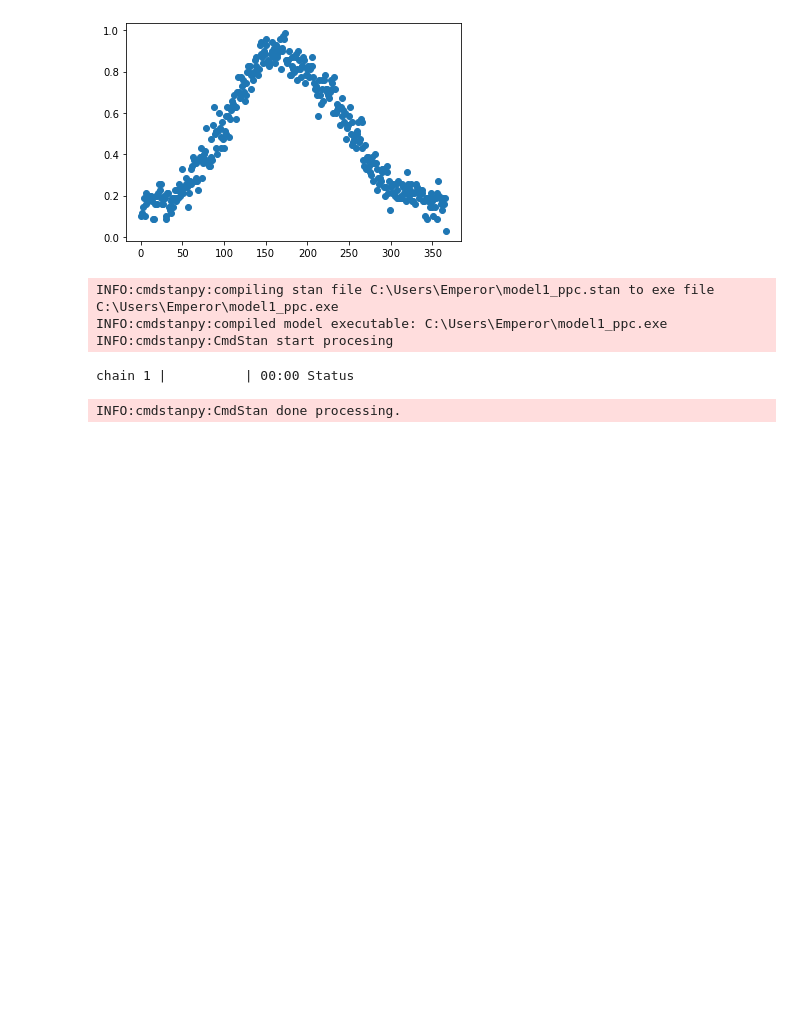
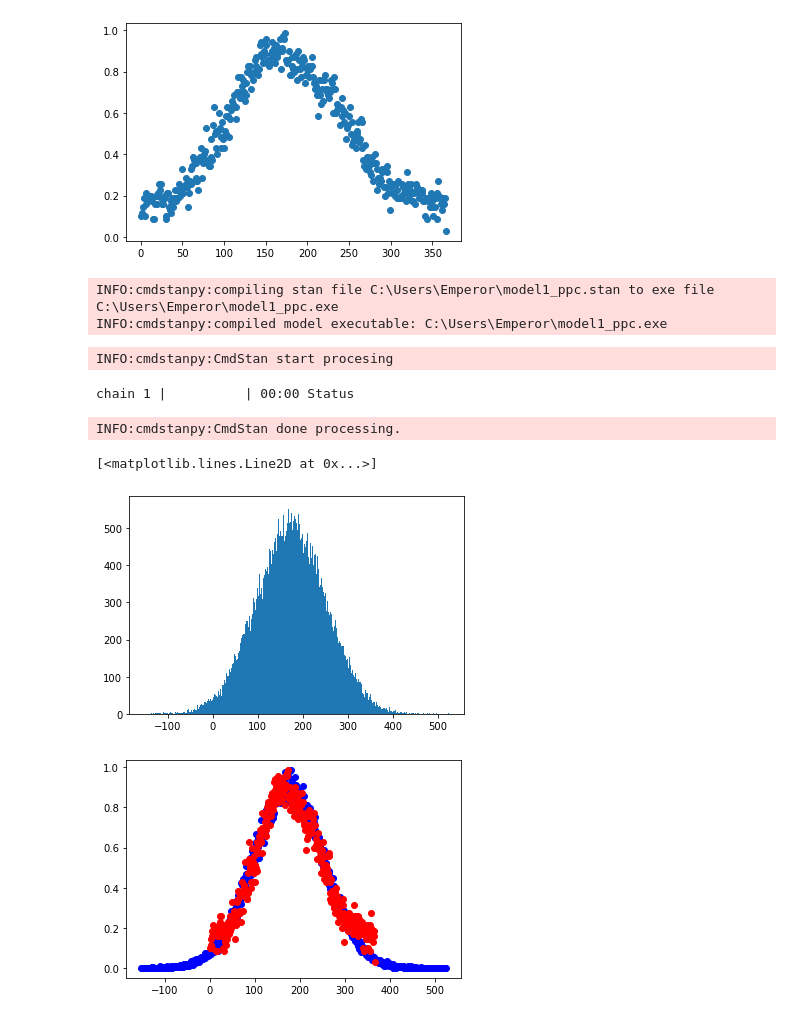
Before and after one commit to mck1303/DA_Project, a Jupyter notebook: DA.ipynb, the cells around one changed output. Saved outputs shown, nothing was run; the diff lists cells and outputs as text; code cells hidden in the pictures; blank space fills up the shorter version.

```diff
--- a/DA.ipynb
+++ b/DA.ipynb
@@ -11,7 +11,7 @@ w=pd.read_csv("1950-2020_all_tornadoes.csv")
 
 
 x=np.linspace(1,366,366)
-days=np.zeros([366,1])
+torn=np.zeros([366,1])
 
 year={}
 year['1']=0
@@ -34,8 +34,8 @@ for i in range(len(w['mo'])):
     ww=day+mm
     if str(w['mo'][i])=='2'and str(w['dy'][i])=='29' or w['yr'][i]%4==0 and str(w['mo'][i])!='1' and str(w['mo'][i])!='2':
         ww=ww+1
-    days[ww-1]=days[ww-1]+1
-plt.plot(x,days,'o')
+    torn[ww-1]=torn[ww-1]+1
+plt.plot(x,torn,'o')
 # %% [output]
 [<matplotlib.lines.Line2D at 0x...>]
 [figure]
@@ -59,15 +59,34 @@ plt.plot(x,days/70,'o')
 [figure]
 # %%
 model1_ppc=CmdStanModel(stan_file='model1_ppc.stan')
-
-m1=model1_ppc.sample(iter_sampling=4000,chains=1)
 # %% [output]
 INFO:cmdstanpy:compiling stan file C:\Users\Emperor\model1_ppc.stan to exe file C:\Users\Emperor\model1_ppc.exe
 INFO:cmdstanpy:compiled model executable: C:\Users\Emperor\model1_ppc.exe
-INFO:cmdstanpy:CmdStan start procesing
-chain 1 |          | 00:00 Status
-INFO:cmdstanpy:CmdStan done processing.
+# %%
+m1=model1_ppc.sample(iter_sampling=100000,chains=1)
+# %% [output]
+INFO:cmdstanpy:CmdStan start procesing
+chain 1 |          | 00:00 Status
+INFO:cmdstanpy:CmdStan done processing.
 # %%
 mu1=m1.stan_variable('mu')
 sigma1=m1.stan_variable('sigma')
 prob1=m1.stan_variable('prob')
+# %%
+mini=1000
+maxi=0
+for i in prob1:
+    if i<mini:
+        mini=i
+    if i>maxi:
+        maxi=i
+bins=int(abs(maxi-mini))
+u=plt.hist(prob1,bins=bins)
+
+plt.figure()
+plt.plot(u[1][:-1],u[0]/max(u[0])*69/70,'bo')
+plt.plot(x,days/70,'ro')
+# %% [output]
+[<matplotlib.lines.Line2D at 0x...>]
+[figure, added]
+[figure, added]
```
Also changed, not shown: parts of 10 cells of this notebook, 2 other files.
